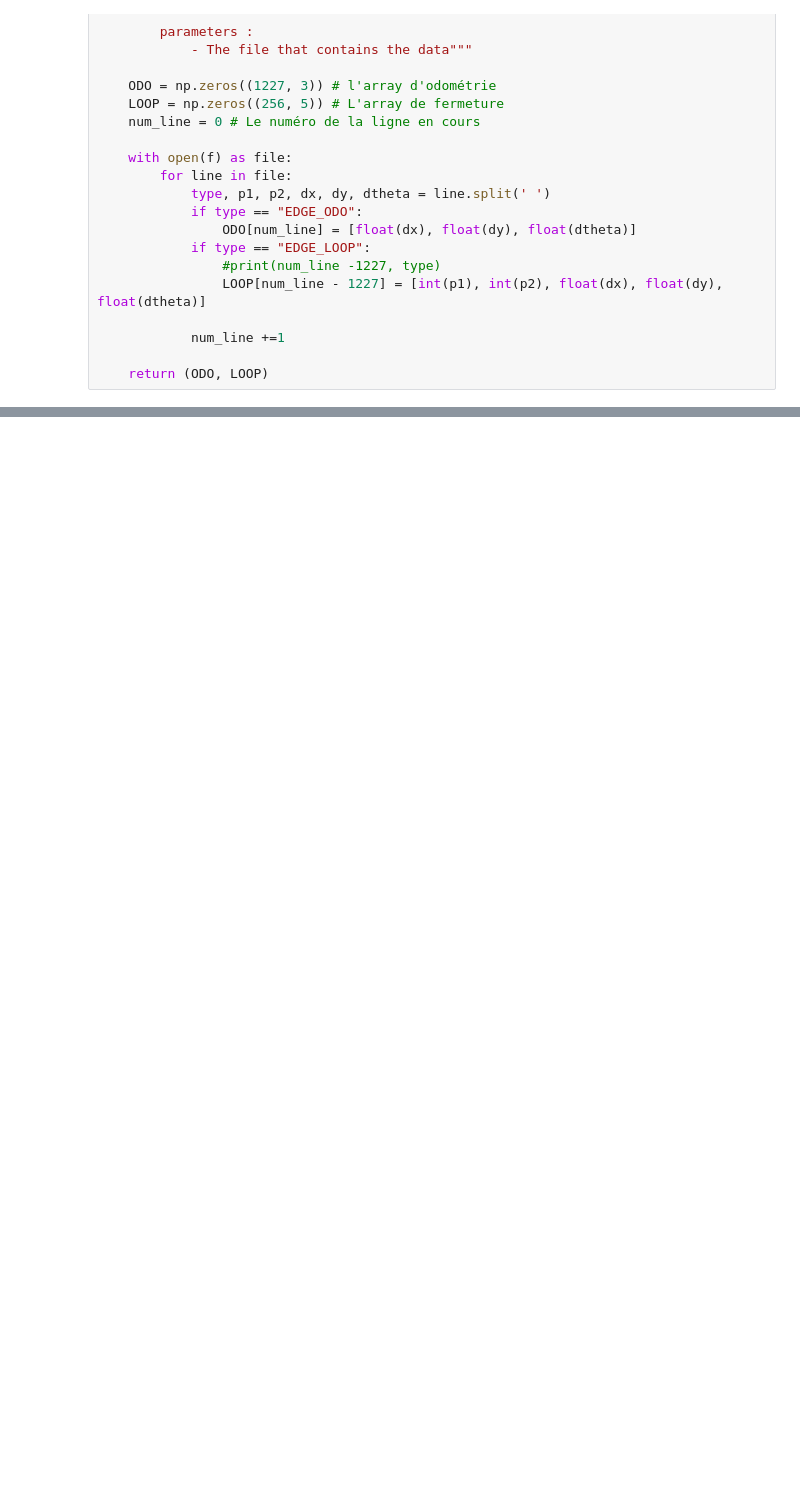
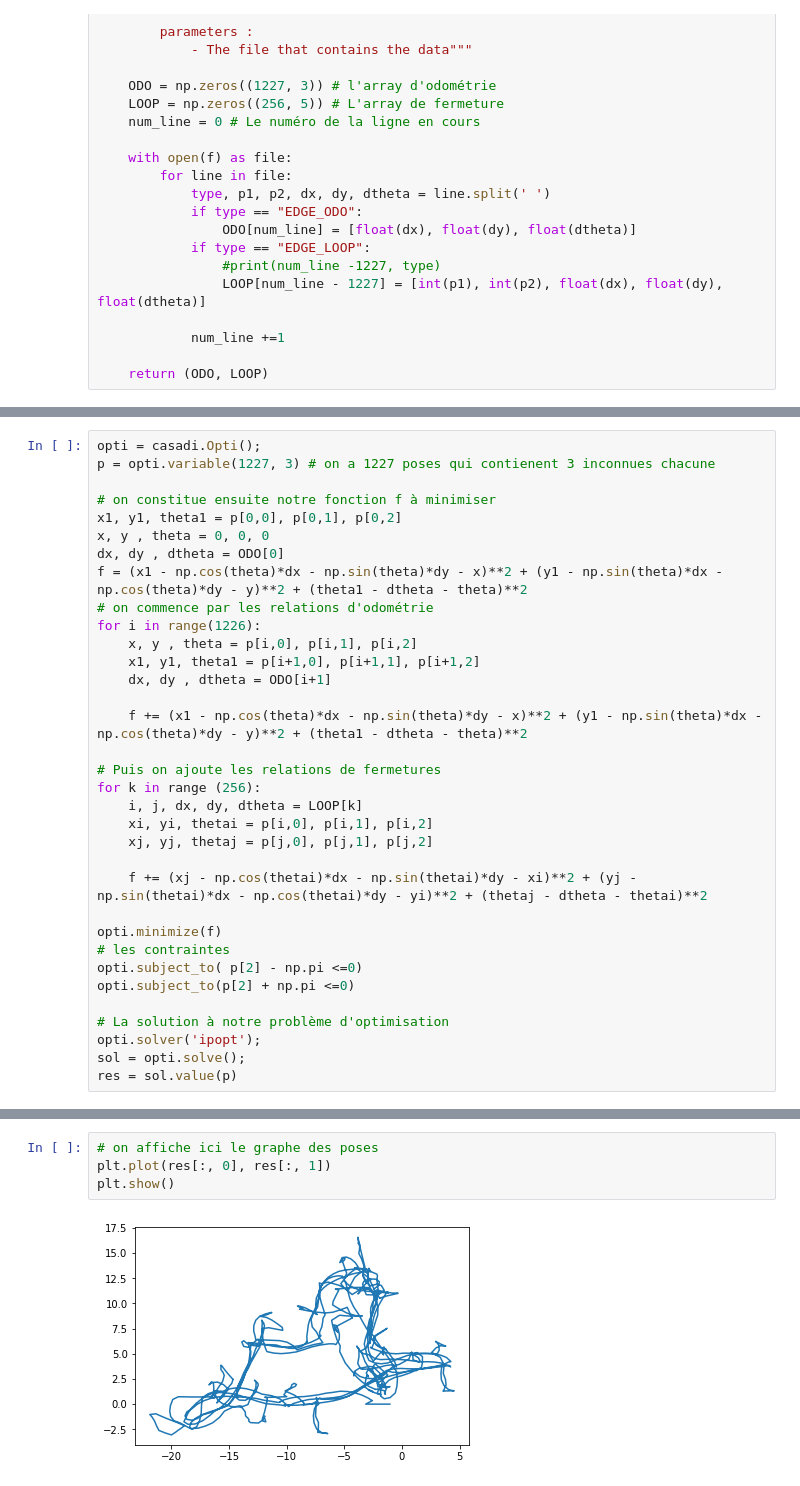
Before and after one commit to 21garbe/Projet-Optimisation-1A, a Jupyter notebook: rendu.ipynb, the cells around one changed output, grey strips where cells are left out. Cells and saved outputs as stored; diff of their text form; blank space fills up the shorter version.

Commit message:
Question 4 réalisée avec casadi : résultat étonnant

```diff
--- a/rendu.ipynb
+++ b/rendu.ipynb
@@ -79,0 +69,34 @@ lec_don("INTEL.txt")
+# %%
+opti = casadi.Opti();
+p = opti.variable(1227, 3) # on a 1227 poses qui contienent 3 inconnues chacune
+
+# on constitue ensuite notre fonction f à minimiser
+x1, y1, theta1 = p[0,0], p[0,1], p[0,2]
+x, y , theta = 0, 0, 0
+dx, dy , dtheta = ODO[0]
+f = (x1 - np.cos(theta)*dx - np.sin(theta)*dy - x)**2 + (y1 - np.sin(theta)*dx - np.cos(theta)*dy - y)**2 + (theta1 - dtheta - theta)**2
+# on commence par les relations d'odométrie
+for i in range(1226):
+    x, y , theta = p[i,0], p[i,1], p[i,2]
+    x1, y1, theta1 = p[i+1,0], p[i+1,1], p[i+1,2]
+    dx, dy , dtheta = ODO[i+1]
+
+    f += (x1 - np.cos(theta)*dx - np.sin(theta)*dy - x)**2 + (y1 - np.sin(theta)*dx - np.cos(theta)*dy - y)**2 + (theta1 - dtheta - theta)**2
+
+# Puis on ajoute les relations de fermetures
+for k in range (256):
+    i, j, dx, dy, dtheta = LOOP[k]
+    xi, yi, thetai = p[i,0], p[i,1], p[i,2]
+    xj, yj, thetaj = p[j,0], p[j,1], p[j,2]
+
+    f += (xj - np.cos(thetai)*dx - np.sin(thetai)*dy - xi)**2 + (yj - np.sin(thetai)*dx - np.cos(thetai)*dy - yi)**2 + (thetaj - dtheta - thetai)**2
+
+opti.minimize(f)
+# les contraintes
+opti.subject_to( p[2] - np.pi <=0)
+opti.subject_to(p[2] + np.pi <=0)
+
+# La solution à notre problème d'optimisation
+opti.solver('ipopt');
+sol = opti.solve();
+res = sol.value(p)
@@ -79,0 +131,6 @@ lec_don("INTEL.txt")
+# %%
+# on affiche ici le graphe des poses
+plt.plot(res[:, 0], res[:, 1])
+plt.show()
+# %% [output]
+[figure, added]
```
Also changed, not shown: parts of 7 cells of this notebook.
